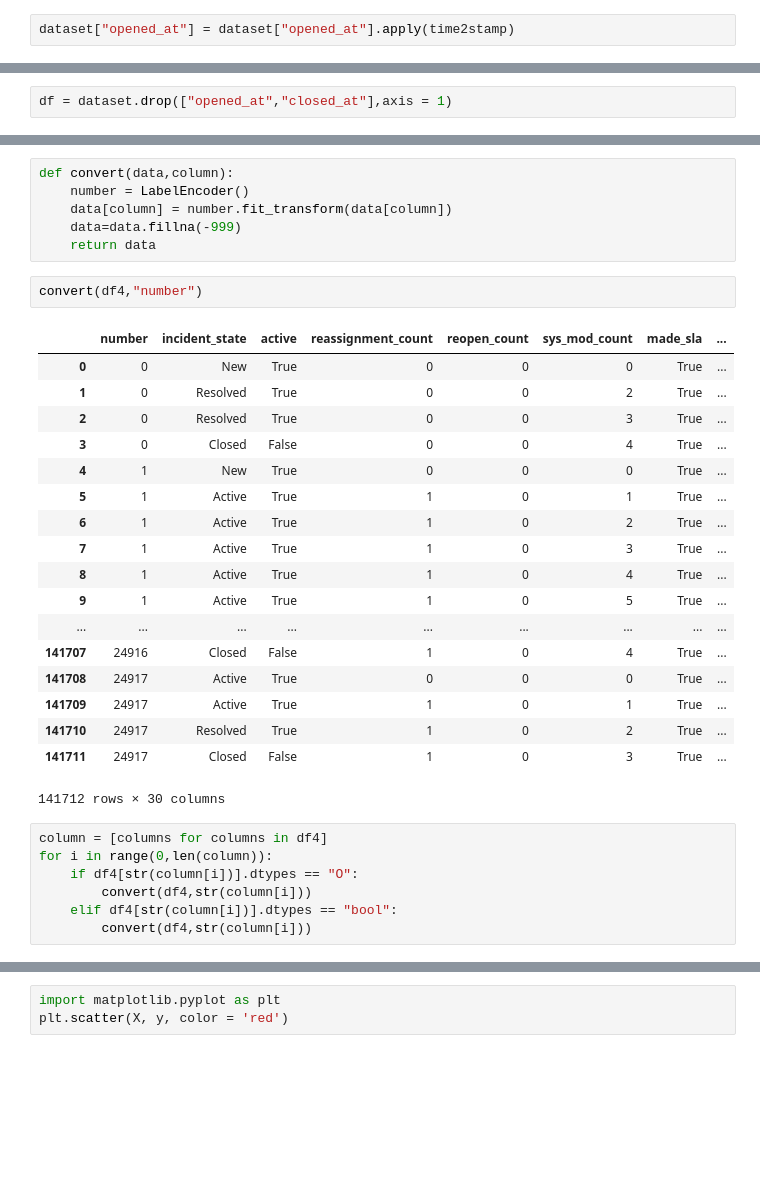
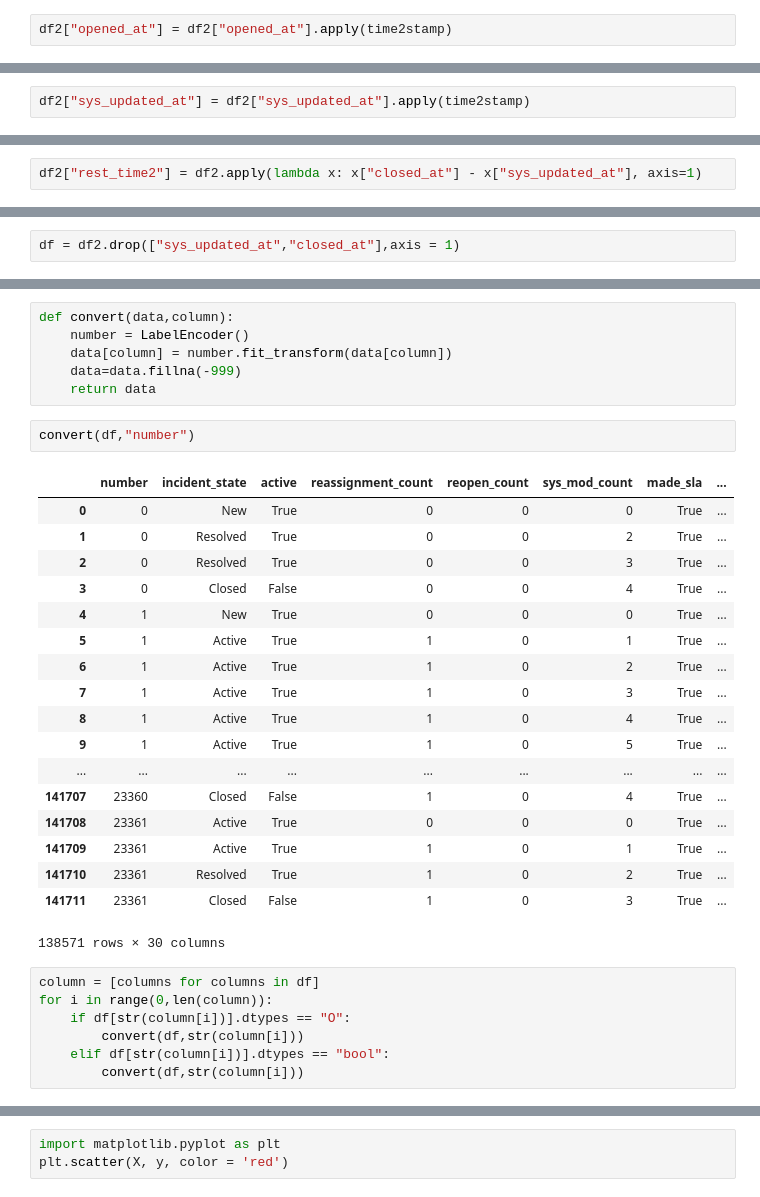
Before and after one commit to unclestay/ESILV---Python-for-data-analysis---devoir-2020, a Jupyter notebook: project.ipynb, the cells around one changed output, grey strips where cells are left out. Cells and saved outputs as stored; diff of their text form; blank space fills up the shorter version.

```diff
--- a/project.ipynb
+++ b/project.ipynb
@@ -375,2 +301,2 @@ dataset["closed_at"] = dataset["closed_at"].apply(time2stamp)
 # %%
-dataset["opened_at"] = dataset["opened_at"].apply(time2stamp)
+df2["opened_at"] = df2["opened_at"].apply(time2stamp)
@@ -386,0 +329,2 @@ dataset.head()
+# %%
+df2["sys_updated_at"] = df2["sys_updated_at"].apply(time2stamp)
@@ -494,3 +446,5 @@ for i in range(len(df4)):
 df4[1]
 # %%
 dataset["rest_time"] = dataset.apply(lambda x: x['closed_at'] -  x['opened_at'], axis=1)
+# %%
+df2["rest_time2"] = df2.apply(lambda x: x["closed_at"] - x["sys_updated_at"], axis=1)
@@ -505,7 +475,7 @@ dataset.head()
 | 4 | INC0000047 | New | True | 0 | 0 | 0 | True | ... |
 5 rows × 37 columns
 # %%
-df = dataset.drop(["opened_at","closed_at"],axis = 1)
+df = df2.drop(["sys_updated_at","closed_at"],axis = 1)
 # %%
 df.head()
 # %% [output]
@@ -527,30 +497,30 @@ def convert(data,column):
     data=data.fillna(-999)
     return data
 # %%
-convert(df4,"number")
+convert(df,"number")
 # %% [output]
 |  | number | incident_state | active | reassignment_count | reopen_count | sys_mod_count | made_sla | ... |
 | 0 | 0 | New | True | 0 | 0 | 0 | True | ... |
 | 1 | 0 | Resolved | True | 0 | 0 | 2 | True | ... |
 | 2 | 0 | Resolved | True | 0 | 0 | 3 | True | ... |
 | 3 | 0 | Closed | False | 0 | 0 | 4 | True | ... |
 | 4 | 1 | New | True | 0 | 0 | 0 | True | ... |
 | 5 | 1 | Active | True | 1 | 0 | 1 | True | ... |
 | 6 | 1 | Active | True | 1 | 0 | 2 | True | ... |
 | 7 | 1 | Active | True | 1 | 0 | 3 | True | ... |
 | 8 | 1 | Active | True | 1 | 0 | 4 | True | ... |
 | 9 | 1 | Active | True | 1 | 0 | 5 | True | ... |
 | ... | ... | ... | ... | ... | ... | ... | ... | ... |
-| 141707 | 24916 | Closed | False | 1 | 0 | 4 | True | ... |
-| 141708 | 24917 | Active | True | 0 | 0 | 0 | True | ... |
-| 141709 | 24917 | Active | True | 1 | 0 | 1 | True | ... |
-| 141710 | 24917 | Resolved | True | 1 | 0 | 2 | True | ... |
-| 141711 | 24917 | Closed | False | 1 | 0 | 3 | True | ... |
+| 141707 | 23360 | Closed | False | 1 | 0 | 4 | True | ... |
+| 141708 | 23361 | Active | True | 0 | 0 | 0 | True | ... |
+| 141709 | 23361 | Active | True | 1 | 0 | 1 | True | ... |
+| 141710 | 23361 | Resolved | True | 1 | 0 | 2 | True | ... |
+| 141711 | 23361 | Closed | False | 1 | 0 | 3 | True | ... |
-141712 rows × 30 columns
+138571 rows × 30 columns
 # %%
-column = [columns for columns in df4]
+column = [columns for columns in df]
 for i in range(0,len(column)):
-    if df4[str(column[i])].dtypes == "O":
-        convert(df4,str(column[i]))
-    elif df4[str(column[i])].dtypes == "bool":
-        convert(df4,str(column[i]))
+    if df[str(column[i])].dtypes == "O":
+        convert(df,str(column[i]))
+    elif df[str(column[i])].dtypes == "bool":
+        convert(df,str(column[i]))
```
Also changed, not shown: parts of 51 cells of this notebook.
